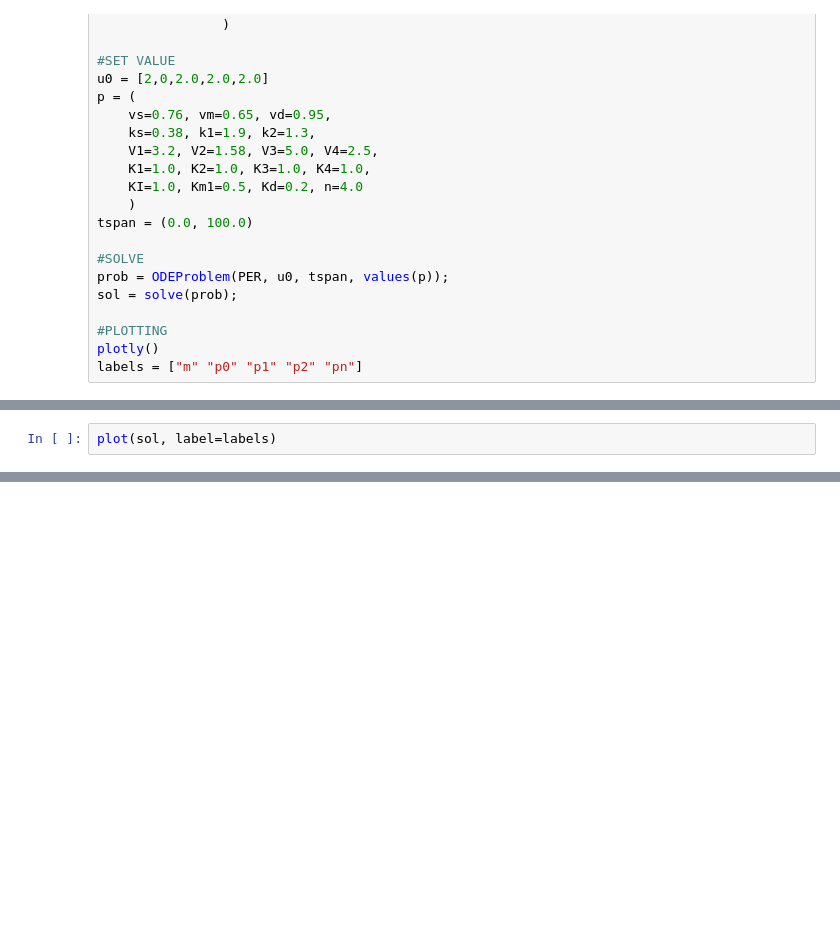
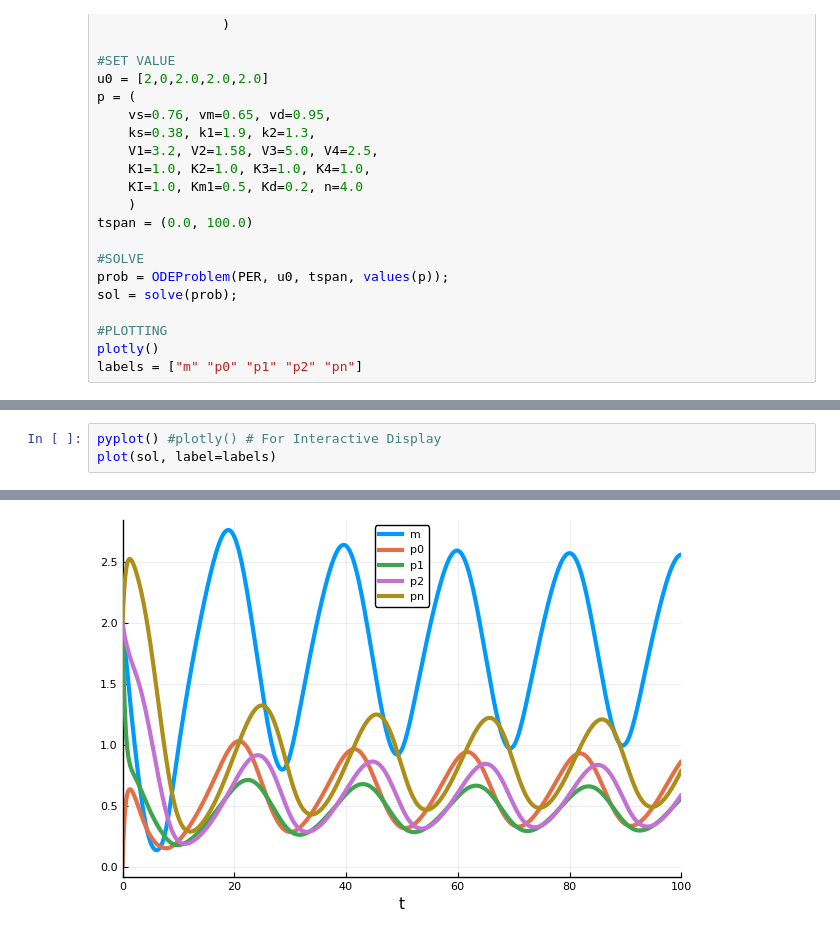
Before and after one commit to stevengogogo/CircadianSimulation, a Jupyter notebook: Simulation.ipynb, the cells around one changed output, grey strips where cells are left out. Drawn from its saved outputs; the diff is of its cells as text; blank space fills up the shorter version.

```diff
--- a/Simulation.ipynb
+++ b/Simulation.ipynb
@@ -57,3 +58,4 @@ plot(sol, vars=(1,2,3), label=labels[1:3])
 # %%
+pyplot() #plotly() # For Interactive Display
 plot(sol, label=labels)
 # %% [output]
@@ -60,0 +62 @@ plot(sol, label=labels)
+[figure, added]
```
Also changed, not shown: parts of 2 cells of this notebook.
